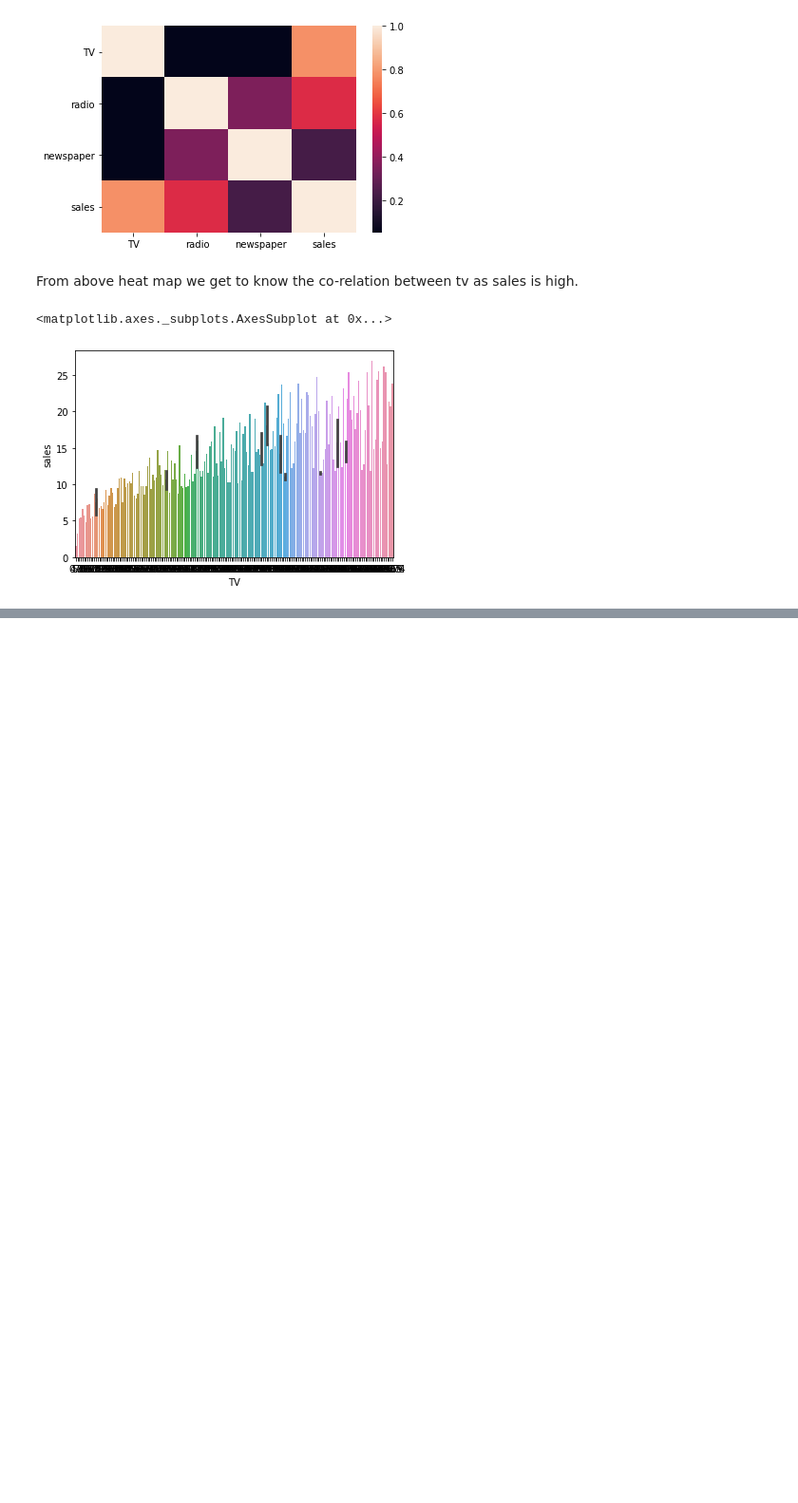
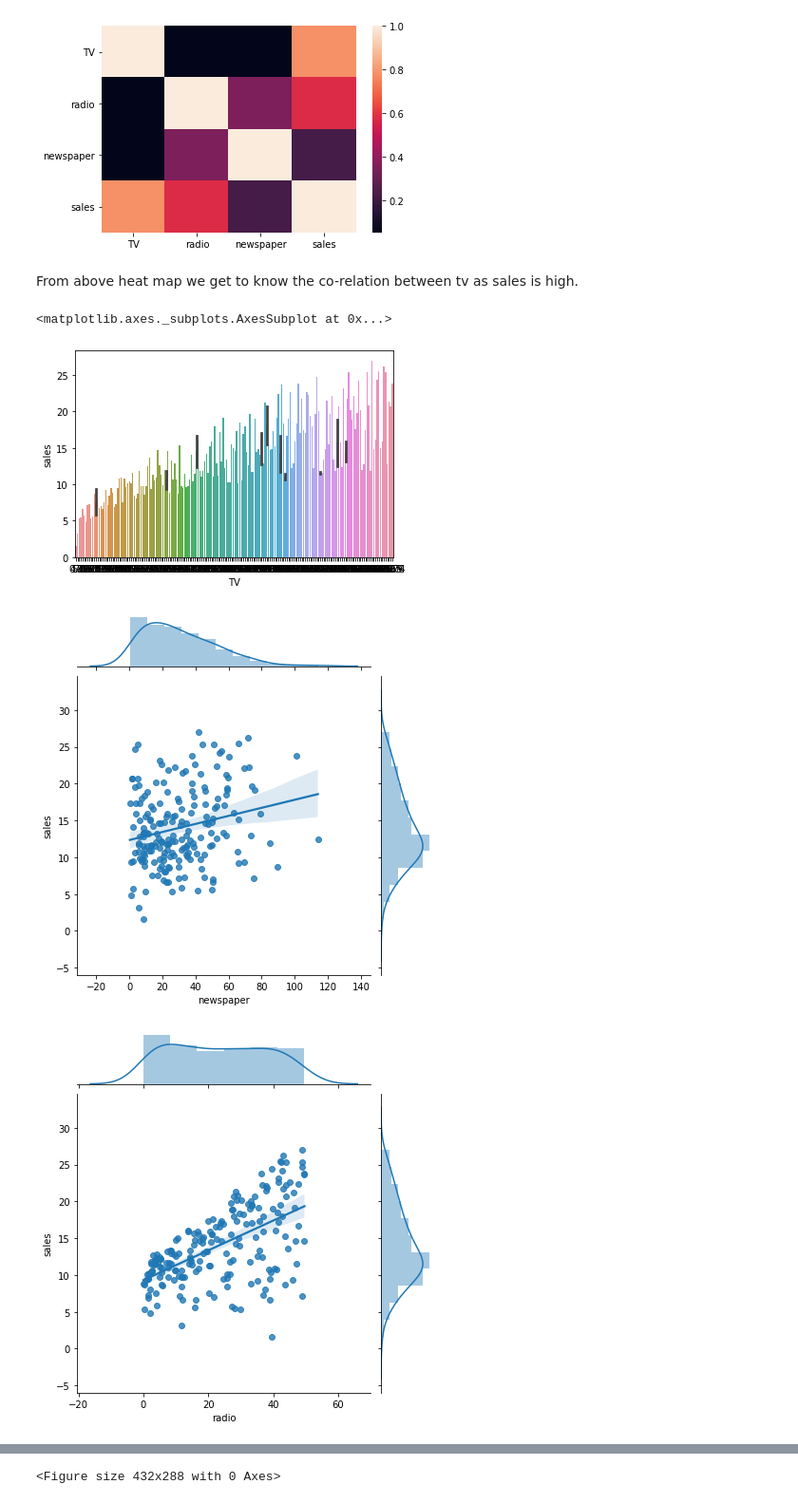
Before and after one commit to IshantWadhwa4/Machine_Learning, a Jupyter notebook: Supervisedlearning/LinReg/LinReg.ipynb, the cells around one changed output, grey strips where cells are left out. Shown at 95% size. Drawn from its saved outputs; the diff is of its cells as text; code cells hidden in the pictures; blank space fills up the shorter version.

```diff
--- a/Supervisedlearning/LinReg/LinReg.ipynb
+++ b/Supervisedlearning/LinReg/LinReg.ipynb
@@ -75,0 +91,7 @@ snb.barplot(data=data,x='TV',y='sales')
+# %%
+x1 = sns.jointplot("newspaper",'sales',data = data,kind='reg')
+x2 = sns.jointplot("radio",'sales',data = data,kind='reg')
+x3 = sns.jointplot("TV",'sales',data = data,kind='reg')
+# %% [output]
+[figure, added]
+[figure, added]
@@ -75,0 +99 @@ snb.barplot(data=data,x='TV',y='sales')
+<Figure size 432x288 with 0 Axes>
```
Also changed, not shown: parts of 6 cells of this notebook.
